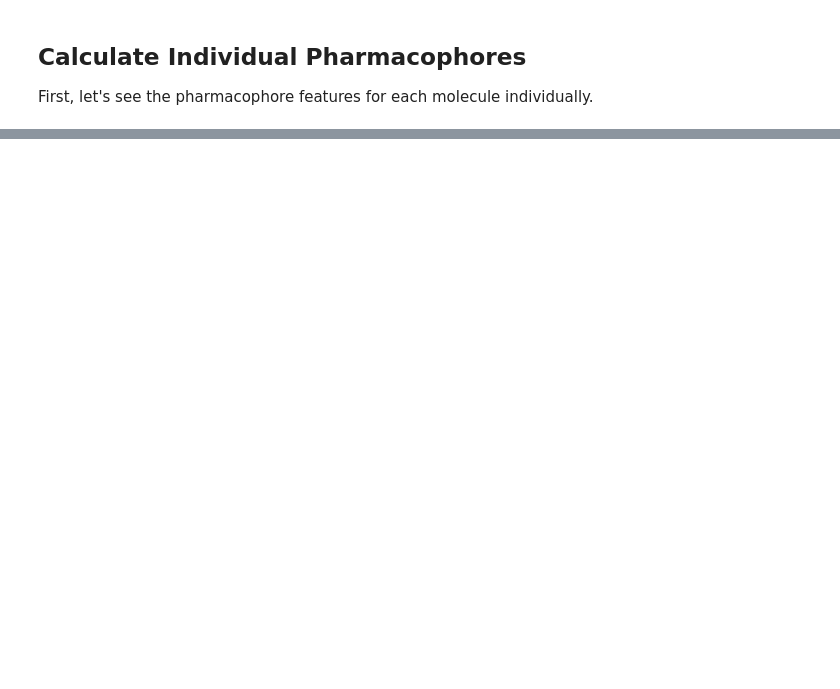
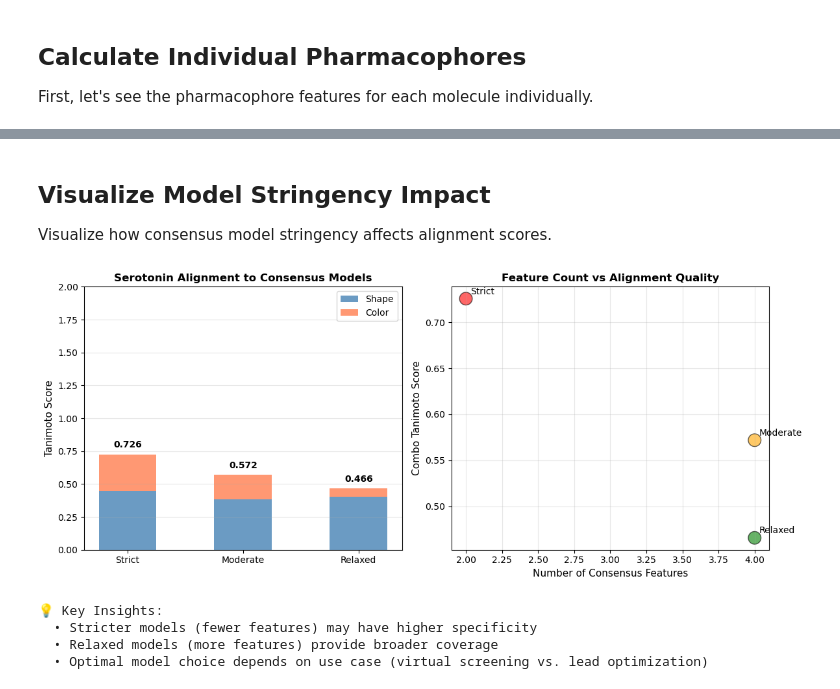
Before and after one commit to fulopjoz/pharmacophore-toolkit, a Jupyter notebook: tutorials/consensus_pharmacophore_tutorial.ipynb, the cells around one changed output, grey strips where cells are left out. Saved outputs shown, nothing was run; the diff lists cells and outputs as text; code cells hidden in the pictures; blank space fills up the shorter version.

```diff
--- a/tutorials/consensus_pharmacophore_tutorial.ipynb
+++ b/tutorials/consensus_pharmacophore_tutorial.ipynb
@@ -159,0 +568,56 @@ This is particularly useful for:
+# %% [markdown]
+## Visualize Model Stringency Impact
+
+Visualize how consensus model stringency affects alignment scores.
+# %%
+# Visualization 2: Consensus model comparison
+fig, axes = plt.subplots(1, 2, figsize=(12, 5))
+
+models_list = [r['model'] for r in model_comparison]
+model_shape = [r['shape'] for r in model_comparison]
+model_color = [r['color'] for r in model_comparison]
+model_combo = [r['combo'] for r in model_comparison]
+model_features = [r['num_features'] for r in model_comparison]
+
+# Stacked bar chart for shape + color
+x = np.arange(len(models_list))
+width = 0.5
+
+axes[0].bar(x, model_shape, width, label='Shape', color='steelblue', alpha=0.8)
+axes[0].bar(x, model_color, width, bottom=model_shape, label='Color', color='coral', alpha=0.8)
+axes[0].set_ylabel('Tanimoto Score', fontsize=11)
+axes[0].set_title('Serotonin Alignment to Consensus Models', fontsize=12, fontweight='bold')
+axes[0].set_xticks(x)
+axes[0].set_xticklabels(models_list)
+axes[0].set_ylim(0, 2)
+axes[0].legend(fontsize=10)
+axes[0].grid(axis='y', alpha=0.3)
+
+# Add combo scores on top
+for i, (s, c, combo) in enumerate(zip(model_shape, model_color, model_combo)):
+    axes[0].text(i, combo + 0.05, f'{combo:.3f}', ha='center', fontweight='bold')
+
+# Feature count vs combo score
+axes[1].scatter(model_features, model_combo, s=200, c=['red', 'orange', 'green'], alpha=0.6, edgecolors='black')
+for i, model in enumerate(models_list):
+    axes[1].annotate(model, (model_features[i], model_combo[i]),
+                     xytext=(5, 5), textcoords='offset points', fontsize=10)
+
+axes[1].set_xlabel('Number of Consensus Features', fontsize=11)
+axes[1].set_ylabel('Combo Tanimoto Score', fontsize=11)
+axes[1].set_title('Feature Count vs Alignment Quality', fontsize=12, fontweight='bold')
+axes[1].grid(True, alpha=0.3)
+
+plt.tight_layout()
+plt.show()
+
+print("\n💡 Key Insights:")
+print("  • Stricter models (fewer features) may have higher specificity")
+print("  • Relaxed models (more features) provide broader coverage")
+print("  • Optimal model choice depends on use case (virtual screening vs. lead optimization)")
+# %% [output]
+[figure, added]
+💡 Key Insights:
+  • Stricter models (fewer features) may have higher specificity
+  • Relaxed models (more features) provide broader coverage
+  • Optimal model choice depends on use case (virtual screening vs. lead optimization)
```
Also changed, not shown: parts of 43 cells of this notebook, 15 other files.
